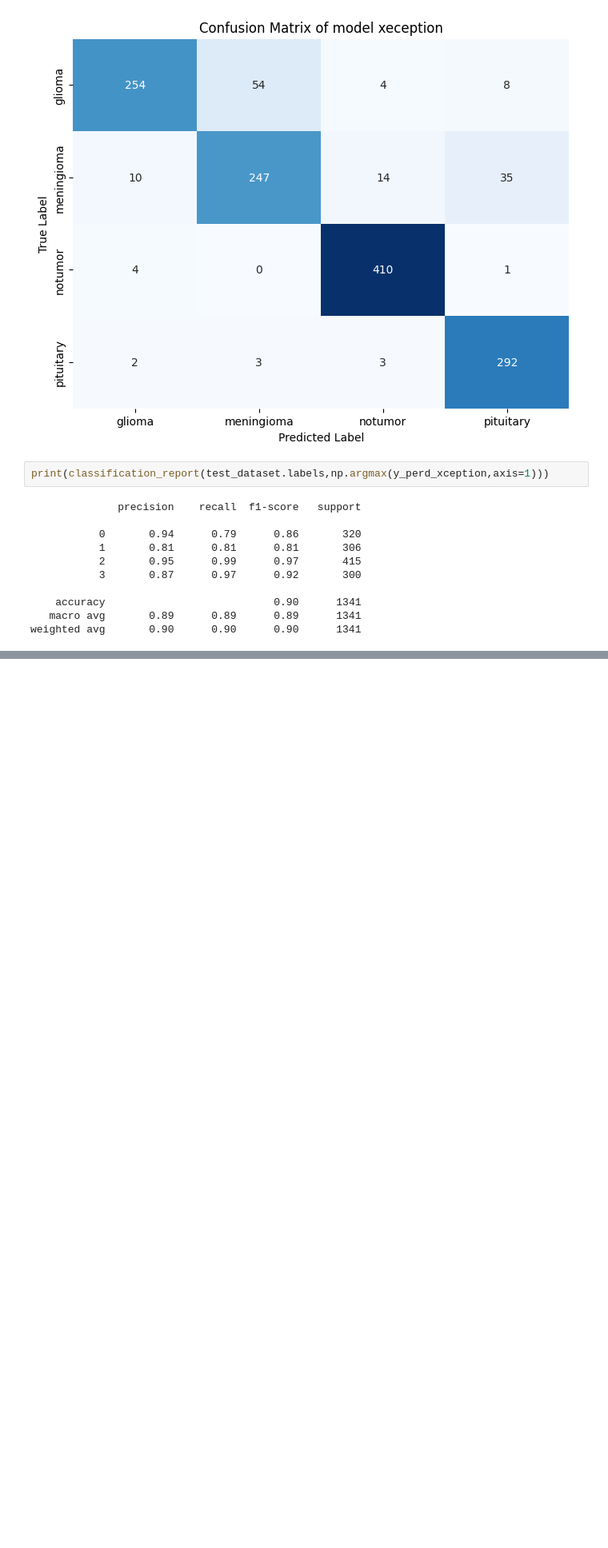
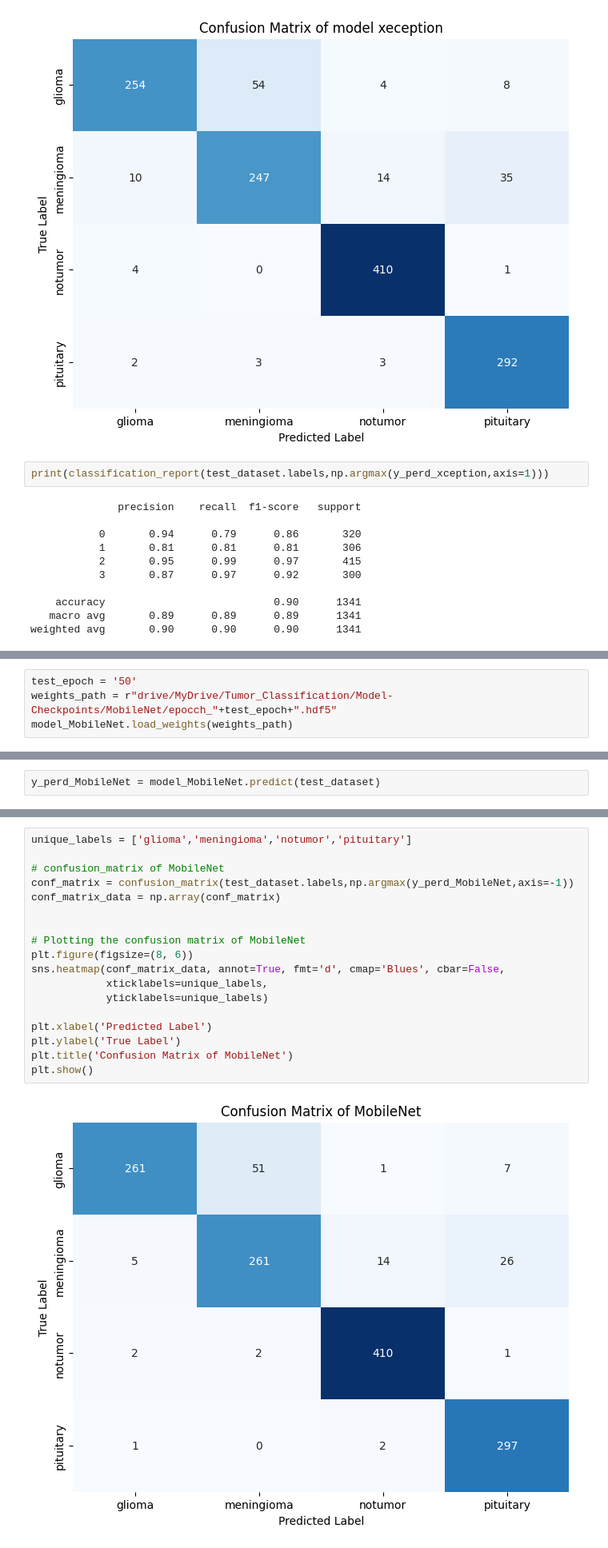
Before and after one commit to AgungA1/Neuro-Detect, a Jupyter notebook: Neuro_Detect.ipynb, the cells around one changed output, grey strips where cells are left out. Shown at 80% size. Cells and saved outputs as stored; diff of their text form; blank space fills up the shorter version.

```diff
--- a/Neuro_Detect.ipynb
+++ b/Neuro_Detect.ipynb
@@ -612,0 +719,4 @@ weighted avg       0.90      0.90      0.90      1341
+# %%
+test_epoch = '50'
+weights_path = r"drive/MyDrive/Tumor_Classification/Model-Checkpoints/MobileNet/epocch_"+test_epoch+".hdf5"
+model_MobileNet.load_weights(weights_path)
@@ -612,0 +734,2 @@ weighted avg       0.90      0.90      0.90      1341
+# %%
+y_perd_MobileNet = model_MobileNet.predict(test_dataset)
@@ -612,0 +738,20 @@ weighted avg       0.90      0.90      0.90      1341
+# %%
+unique_labels = ['glioma','meningioma','notumor','pituitary']
+
+# confusion_matrix of MobileNet
+conf_matrix = confusion_matrix(test_dataset.labels,np.argmax(y_perd_MobileNet,axis=-1))
+conf_matrix_data = np.array(conf_matrix)
+
+
+# Plotting the confusion matrix of MobileNet
+plt.figure(figsize=(8, 6))
+sns.heatmap(conf_matrix_data, annot=True, fmt='d', cmap='Blues', cbar=False,
+            xticklabels=unique_labels,
+            yticklabels=unique_labels)
+
+plt.xlabel('Predicted Label')
+plt.ylabel('True Label')
+plt.title('Confusion Matrix of MobileNet')
+plt.show()
+# %% [output]
+[figure, added]
```
Also changed, not shown: parts of 72 cells of this notebook.
